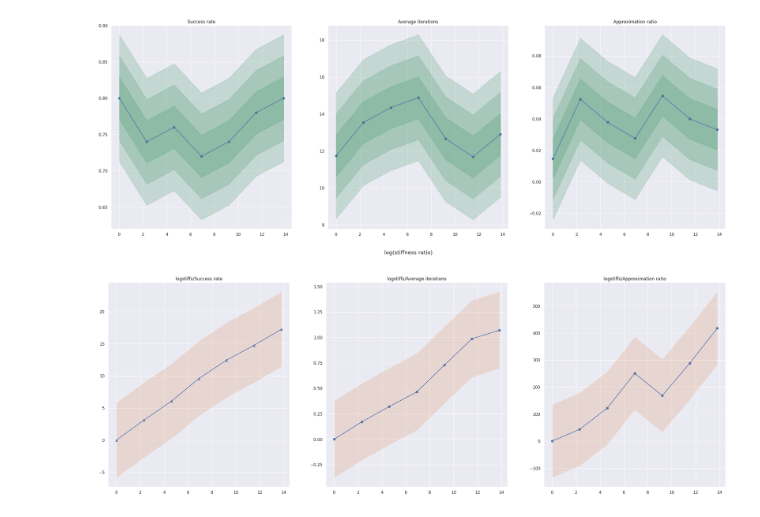
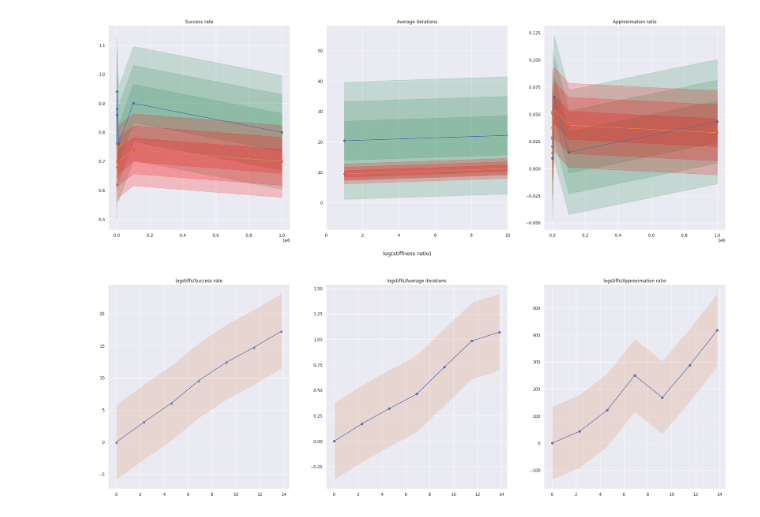
Before and after one commit to boz0nchik/QAOA, a Jupyter notebook: stiffness_analyze.ipynb, the cells around one changed output. Drawn from its saved outputs; the diff is of its cells as text; code cells hidden in the pictures.

Commit message:
Correct source format string add ansatz value

```diff
--- a/stiffness_analyze.ipynb
+++ b/stiffness_analyze.ipynb
@@ -19,17 +19,18 @@ approx_ratios = []
 
 stepsize = 0.25
 shots = 1000
+ansatz = 'CIA'
 
 size = 10
 stiffs = [1e0, 1e1, 1e2, 1e3, 1e4, 1e5, 1e6]
-trainset = pd.read_csv(f'data/stiffness/Stiffness_size_{size}_stiffs_{stiffs}_stepsize_{stepsize}_shots_{shots}.csv')
+trainset = pd.read_csv(f'data/stiffness/Stiffness_size_{size}_stiffs_{stiffs}_ansatz_{ansatz}_stepsize_{stepsize}_shots_{shots}.csv')
 
 
 for stiff in stiffs:
 
     sub_trainset = trainset[trainset['Stiffness (flt)'] == stiff]
 
-    sr = len(sub_trainset[sub_trainset['Train_iterations_1 (int)'] > -1]) / len(sub_trainset)
+    sr = len(sub_trainset[sub_trainset['Train (flt)'] == sub_trainset['Test (flt)']]) / len(sub_trainset)
 
     its_1 = np.array(sub_trainset['Train_iterations_1 (int)'])
     its_2 = np.array(sub_trainset['Train_iterations_2 (int)'])
@@ -37,14 +38,14 @@ for stiff in stiffs:
     barens = np.array(sub_trainset['Baren (int)'])
 
     #print(np.maximum(np.maximum(np.maximum(its_1, its_2), its_3), barens))
-    iterations = np.mean(np.maximum(np.maximum(np.maximum(its_1, its_2), its_3), barens))
+    iterations = np.mean(sub_trainset[sub_trainset['Train (flt)'] == sub_trainset['Test (flt)']]['Train_iterations (int)'])
     approximation = np.abs(np.mean((sub_trainset['Test (flt)'] - sub_trainset['Train (flt)']) / sub_trainset['Test (flt)']))
 
     success_rates.append(sr)
     average_its.append(iterations)
     approx_ratios.append(approximation)
 
-logstiffs = np.log(stiffs)
+logstiffs = stiffs
 
 alpha = 0.2
 
@@ -53,34 +54,102 @@ sr_plot.plot(logstiffs, success_rates)
 sr_plot.set_title('Success rate')
 for i in range(1, 4):
     sr_plot.fill_between(logstiffs, success_rates - i * np.std(success_rates), success_rates + i * np.std(success_rates), alpha = alpha, color = 'seagreen')
 
 # sr_plot.set_ylim(0, 1)
 # sr_plot.set_ylim(0, 1)
 
 its_plot.scatter(logstiffs, average_its)
 its_plot.plot(logstiffs, average_its)
 its_plot.set_title('Average iterations')
 for i in range(1, 4):
     its_plot.fill_between(logstiffs, average_its - i * np.std(average_its), average_its + i * np.std(average_its), alpha = alpha, color = 'seagreen')
 
 # its_plot.set_ylim(min(average_its), max(average_its))
 
 # its_plot.set_ylim(min(trainset['Train_Ierations (int)'], 0))
 
 approx_plot.scatter(logstiffs, approx_ratios)
 approx_plot.plot(logstiffs, approx_ratios)
 approx_plot.set_title('Approximation ratio')
 for i in range(1, 4):
     approx_plot.fill_between(logstiffs, approx_ratios - i * np.std(approx_ratios), approx_ratios + i * np.std(approx_ratios), alpha = alpha, color = 'seagreen')
 
 # approximations = np.abs((np.array(trainset['Train (flt)']) - np.array(trainset['Test (flt)'])) / np.array(trainset['Test (flt)']))[1:]
 # print(approximations)
 # approx_plot.set_ylim(np.min(approximations), np.max(approximations))
 
 fig.supxlabel('log(stiffness ratio)')
+
+
+success_rates = []
+average_its = []
+approx_ratios = []
+
+stepsize = 0.25
+shots = 10000
+ansatz = 'MA-PIA'
+
+size = 10
+stiffs = [1e0, 1e1, 1e2, 1e3, 1e4, 1e5, 1e6]
+trainset = pd.read_csv(f'data/stiffness/Stiffness_size_{size}_stiffs_{stiffs}_ansatz_{ansatz}_stepsize_{stepsize}_shots_{shots}.csv')
+
+
+for stiff in stiffs:
+
+    sub_trainset = trainset[trainset['Stiffness (flt)'] == stiff]
+
+    sr = len(sub_trainset[sub_trainset['Train (flt)'] == sub_trainset['Test (flt)']]) / len(sub_trainset)
+
+    its_1 = np.array(sub_trainset['Train_iterations_1 (int)'])
+    its_2 = np.array(sub_trainset['Train_iterations_2 (int)'])
+    its_3 = np.array(sub_trainset['Train_iterations_3 (int)'])
+    barens = np.array(sub_trainset['Baren (int)'])
+
+    #print(np.maximum(np.maximum(np.maximum(its_1, its_2), its_3), barens))
+    iterations = np.mean(sub_trainset[sub_trainset['Train (flt)'] == sub_trainset['Test (flt)']]['Train_iterations (int)'])
+    approximation = np.abs(np.mean((sub_trainset['Test (flt)'] - sub_trainset['Train (flt)']) / sub_trainset['Test (flt)']))
+
+    success_rates.append(sr)
+    average_its.append(iterations)
+    approx_ratios.append(approximation)
+
+logstiffs = stiffs
+
+alpha = 0.2
+
+sr_plot.scatter(logstiffs, success_rates)
+sr_plot.plot(logstiffs, success_rates)
+sr_plot.set_title('Success rate')
+for i in range(1, 4):
+    sr_plot.fill_between(logstiffs, success_rates - i * np.std(success_rates), success_rates + i * np.std(success_rates), alpha = alpha, color = 'red')
+
+# sr_plot.set_ylim(0, 1)
+# sr_plot.set_ylim(0, 1)
+
+its_plot.scatter(logstiffs, average_its)
+its_plot.plot(logstiffs, average_its)
+its_plot.set_title('Average iterations')
+for i in range(1, 4):
+    its_plot.fill_between(logstiffs, average_its - i * np.std(average_its), average_its + i * np.std(average_its), alpha = alpha, color = 'red')
+its_plot.set_xlim(0,10)
+# its_plot.set_ylim(min(average_its), max(average_its))
+
+# its_plot.set_ylim(min(trainset['Train_Ierations (int)'], 0))
+
+approx_plot.scatter(logstiffs, approx_ratios)
+approx_plot.plot(logstiffs, approx_ratios)
+approx_plot.set_title('Approximation ratio')
+for i in range(1, 4):
+    approx_plot.fill_between(logstiffs, approx_ratios - i * np.std(approx_ratios), approx_ratios + i * np.std(approx_ratios), alpha = alpha, color = 'red')
+
+# approximations = np.abs((np.array(trainset['Train (flt)']) - np.array(trainset['Test (flt)'])) / np.array(trainset['Test (flt)']))[1:]
+# print(approximations)
+# approx_plot.set_ylim(np.min(approximations), np.max(approximations))
+
+fig.supxlabel('log(stiffness ratio)')
 plt.show()
 # %% [output]
-[figure, old version]
+[figure, new version]
 # %%
 
 # the same plot in terms of linear function
```
